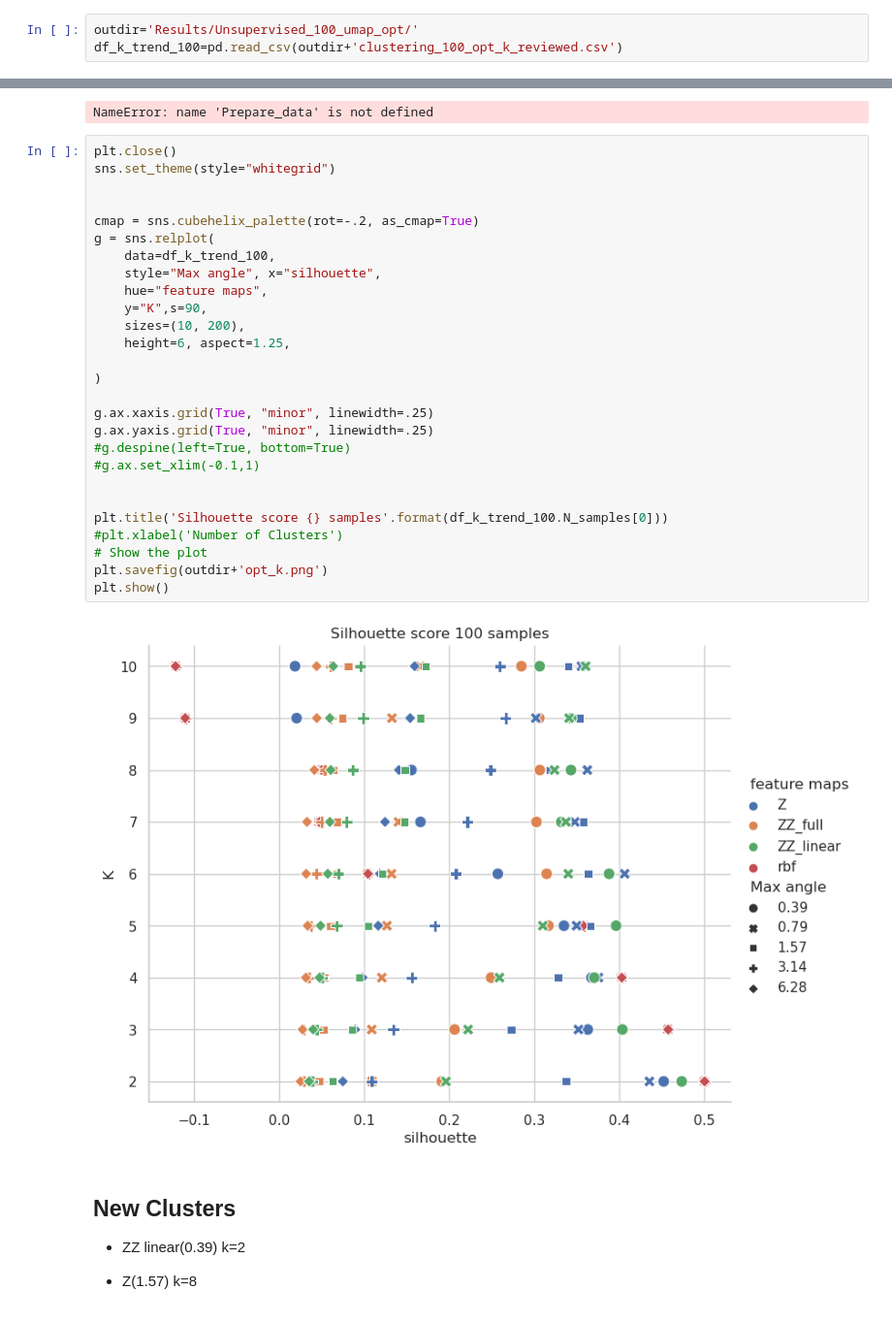
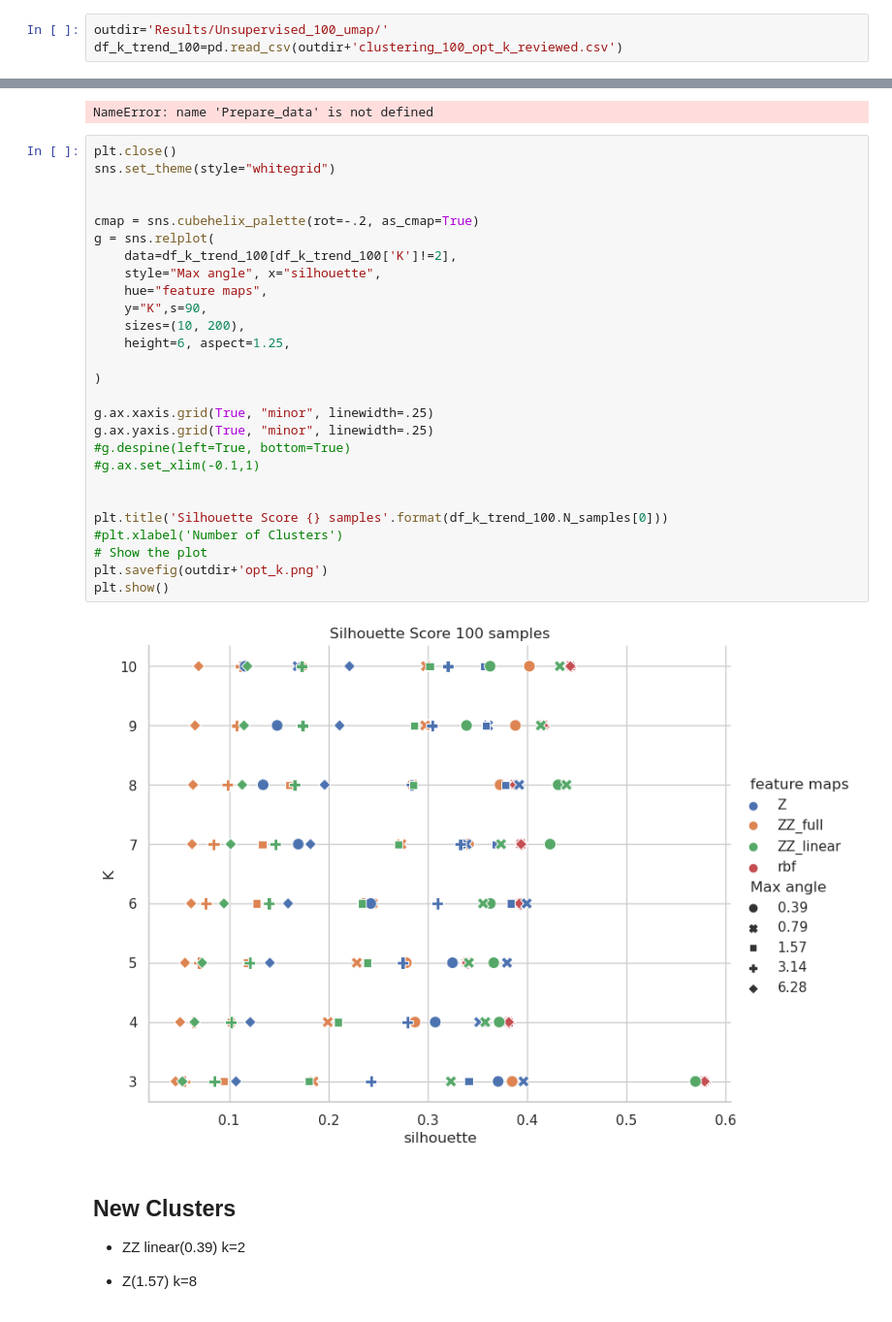
Before and after one commit to ctglab/QKomics, a Jupyter notebook: Clustering_plots_one.ipynb, the cells around one changed output, grey strips where cells are left out. Shown at 97% size. Cells and saved outputs as stored; diff of their text form.

```diff
--- a/Clustering_plots_one.ipynb
+++ b/Clustering_plots_one.ipynb
@@ -40,7 +40,7 @@ def Prepare_data(df_k_trend_100):
 # %% [markdown]
 # Unsupervised
 # %%
-outdir='Results/Unsupervised_100_umap_opt/'
+outdir='Results/Unsupervised_100_umap/'
 df_k_trend_100=pd.read_csv(outdir+'clustering_100_opt_k_reviewed.csv')
 # %% [markdown]
 Zfeaturemap does not have any entanglement--> Z
@@ -102,32 +109,32 @@ NameError: name 'Prepare_data' is not defined
 # %%
 plt.close()
 sns.set_theme(style="whitegrid")
 
 
 cmap = sns.cubehelix_palette(rot=-.2, as_cmap=True)
 g = sns.relplot(
-    data=df_k_trend_100,
+    data=df_k_trend_100[df_k_trend_100['K']!=2],
     style="Max angle", x="silhouette",
     hue="feature maps",
     y="K",s=90,
     sizes=(10, 200),
     height=6, aspect=1.25,
 
 )
 
 g.ax.xaxis.grid(True, "minor", linewidth=.25)
 g.ax.yaxis.grid(True, "minor", linewidth=.25)
 #g.despine(left=True, bottom=True)
 #g.ax.set_xlim(-0.1,1)
 
 
-plt.title('Silhouette score {} samples'.format(df_k_trend_100.N_samples[0]))
+plt.title('Silhouette Score {} samples'.format(df_k_trend_100.N_samples[0]))
 #plt.xlabel('Number of Clusters')
 # Show the plot
 plt.savefig(outdir+'opt_k.png')
 plt.show()
 # %% [output]
-[figure, old version]
+[figure, new version]
 # %% [markdown]
 ## New Clusters
 
```
Also changed, not shown: parts of 3 cells of this notebook, 39 other files.
